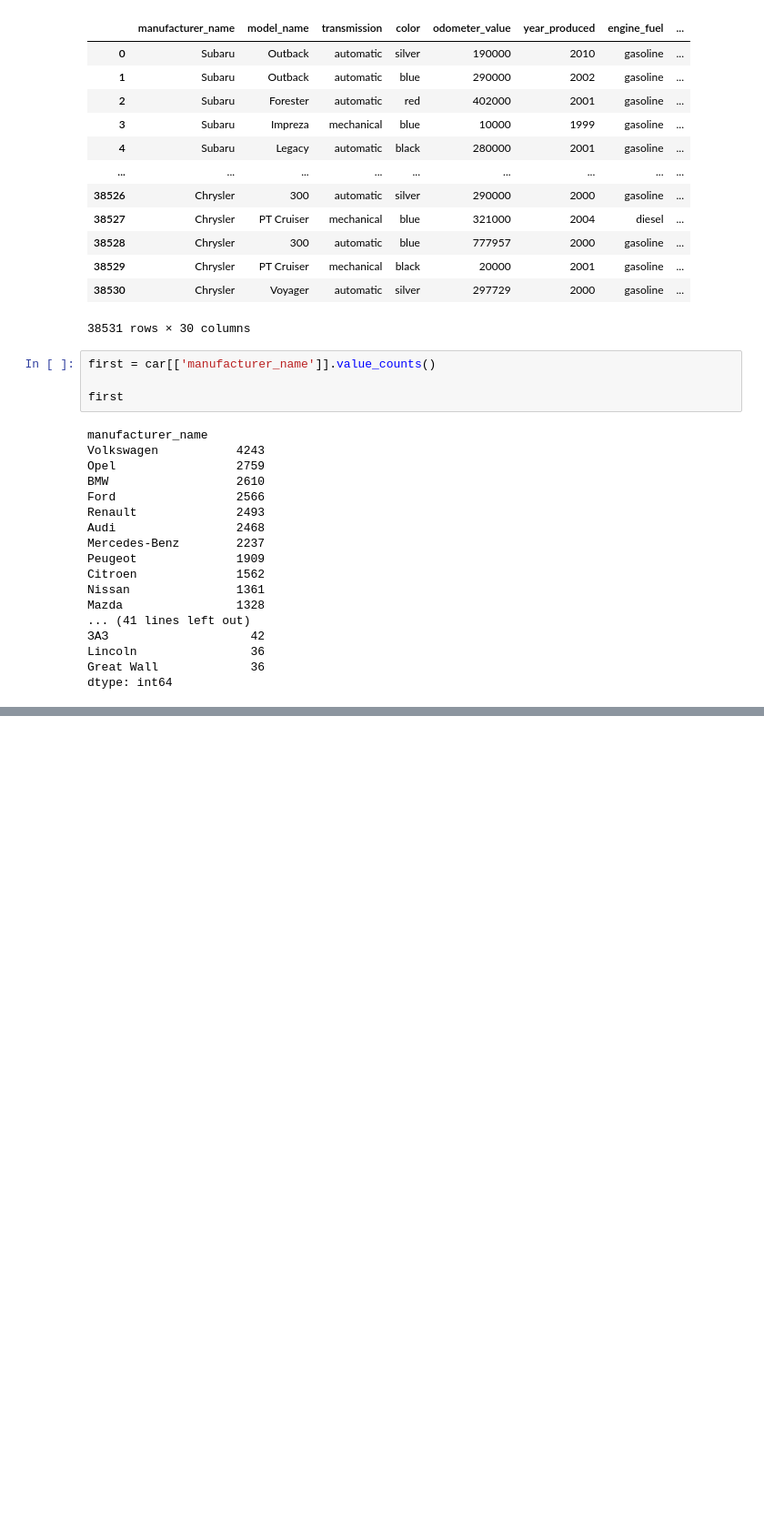
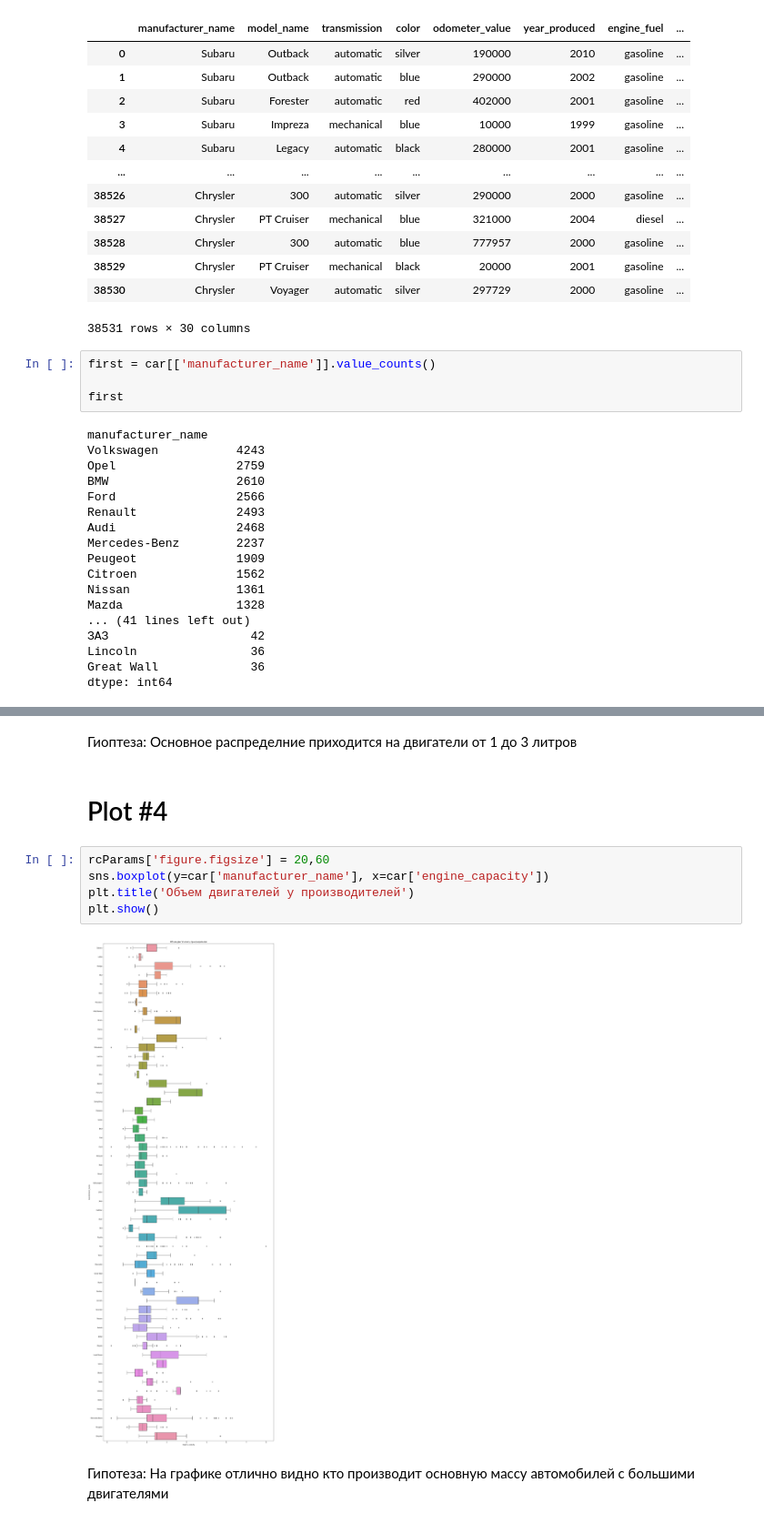
Before and after one commit to ArcherCrayXC30/Netology_Py_HM, a Jupyter notebook: STPY-33/HomeWork1/home_work_2_stpy-33.ipynb, the cells around one changed output, grey strips where cells are left out. Shown at 91% size. Saved outputs shown, nothing was run; the diff lists cells and outputs as text; blank space fills up the shorter version.

```diff
--- a/STPY-33/HomeWork1/home_work_2_stpy-33.ipynb
+++ b/STPY-33/HomeWork1/home_work_2_stpy-33.ipynb
@@ -73,0 +114,13 @@ sea.barplot(x=car['manufacturer_name'].value_counts().index, y=car['manufacturer
+# %% [markdown]
+Гиоптеза: Основное распределние приходится на двигатели от 1 до 3 литров
+# %% [markdown]
+# Plot #4
+# %%
+rcParams['figure.figsize'] = 20,60
+sns.boxplot(y=car['manufacturer_name'], x=car['engine_capacity'])
+plt.title('Объем двигателей у производителей')
+plt.show()
+# %% [output]
+[figure, added]
+# %% [markdown]
+Гипотеза: На графике отлично видно кто производит основную массу автомобилей с большими двигателями
```
Also changed, not shown: parts of 11 cells of this notebook.
